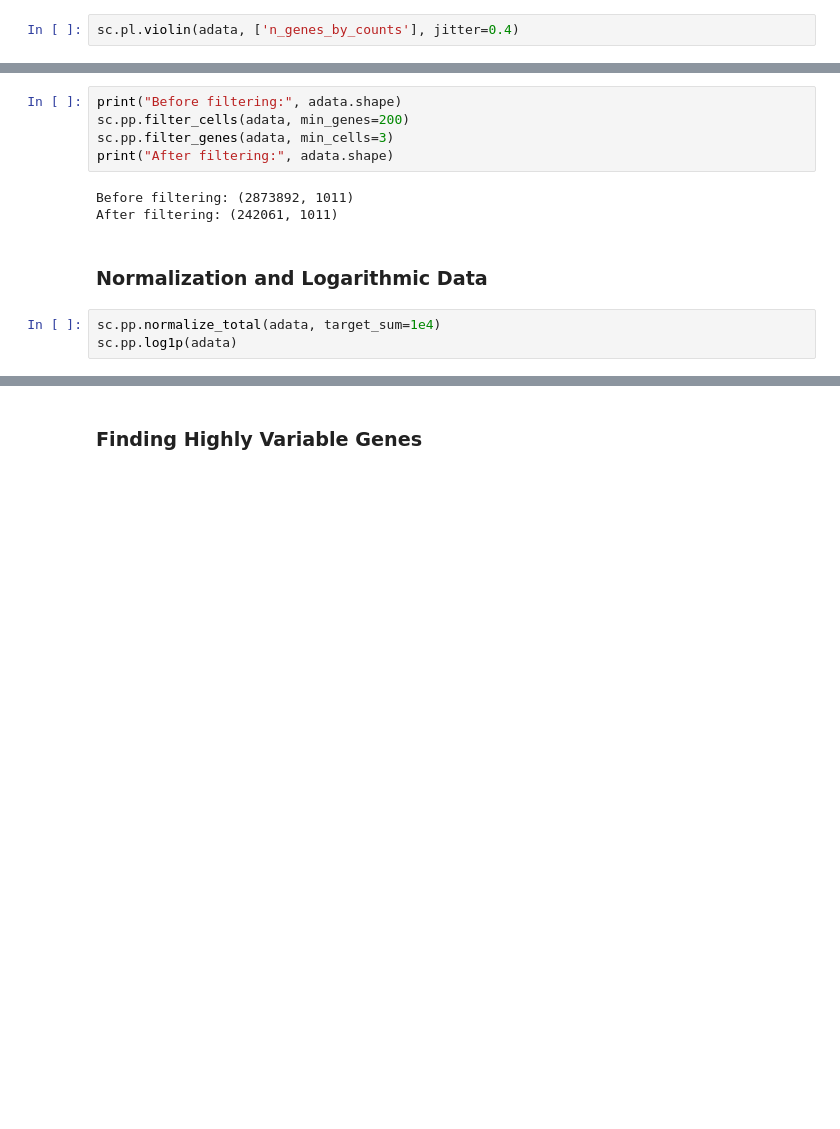
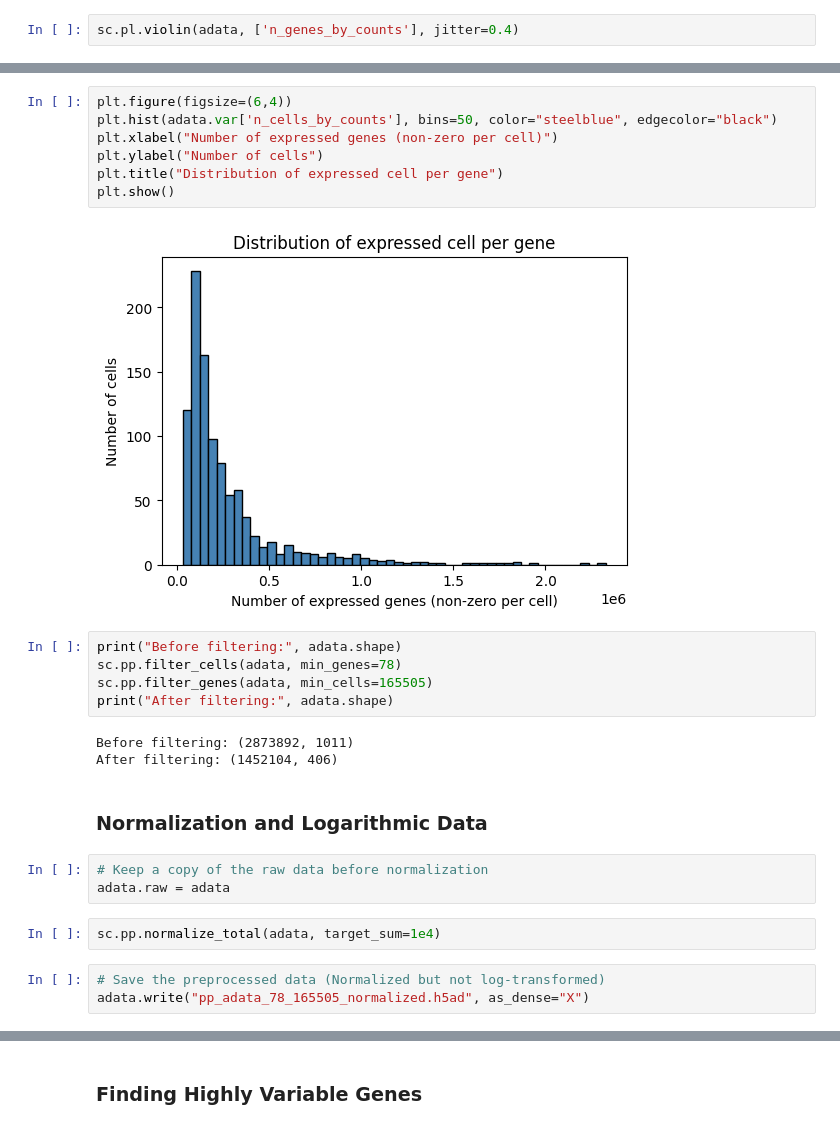
Before and after one commit to sadeghetemad/nanostring-cosmx-spatial-omics-modeling, a Jupyter notebook: notebooks/02_tma_preprocessing.ipynb, the cells around one changed output, grey strips where cells are left out. Saved outputs shown, nothing was run; the diff lists cells and outputs as text; blank space fills up the shorter version.

Commit message:
chore: tune cell and gene filter

```diff
--- a/notebooks/02_tma_preprocessing.ipynb
+++ b/notebooks/02_tma_preprocessing.ipynb
@@ -200,13 +174,27 @@ plt.show()
+# %%
+plt.figure(figsize=(6,4))
+plt.hist(adata.var['n_cells_by_counts'], bins=50, color="steelblue", edgecolor="black")
+plt.xlabel("Number of expressed genes (non-zero per cell)")
+plt.ylabel("Number of cells")
+plt.title("Distribution of expressed cell per gene")
+plt.show()
+# %% [output]
+[figure, added]
 # %%
 print("Before filtering:", adata.shape)
-sc.pp.filter_cells(adata, min_genes=200)
-sc.pp.filter_genes(adata, min_cells=3)
+sc.pp.filter_cells(adata, min_genes=78)
+sc.pp.filter_genes(adata, min_cells=165505)
 print("After filtering:", adata.shape)
 # %% [output]
 Before filtering: (2873892, 1011)
-After filtering: (242061, 1011)
+After filtering: (1452104, 406)
 # %% [markdown]
 ### Normalization and Logarithmic Data
+# %%
+# Keep a copy of the raw data before normalization
+adata.raw = adata
 # %%
 sc.pp.normalize_total(adata, target_sum=1e4)
-sc.pp.log1p(adata)
+# %%
+# Save the preprocessed data (Normalized but not log-transformed)
+adata.write("pp_adata_78_165505_normalized.h5ad", as_dense="X")
```
Also changed, not shown: parts of 12 cells of this notebook.
